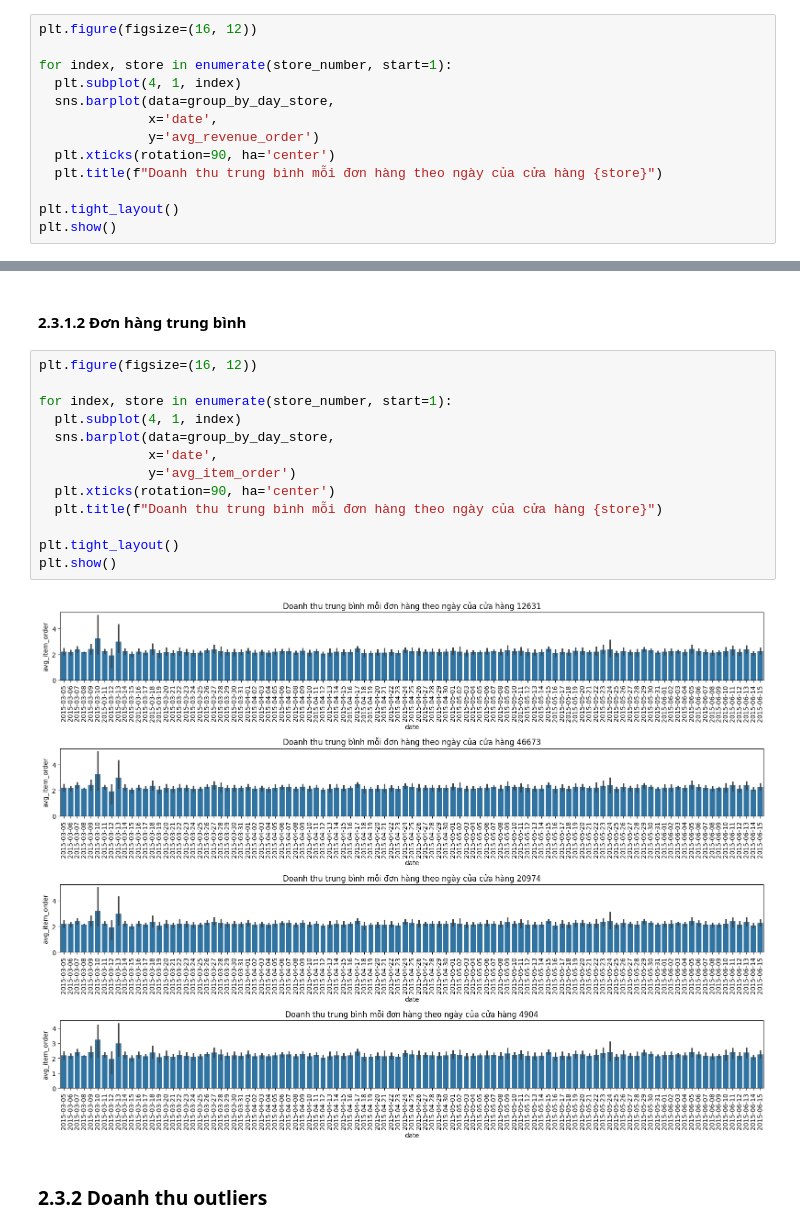
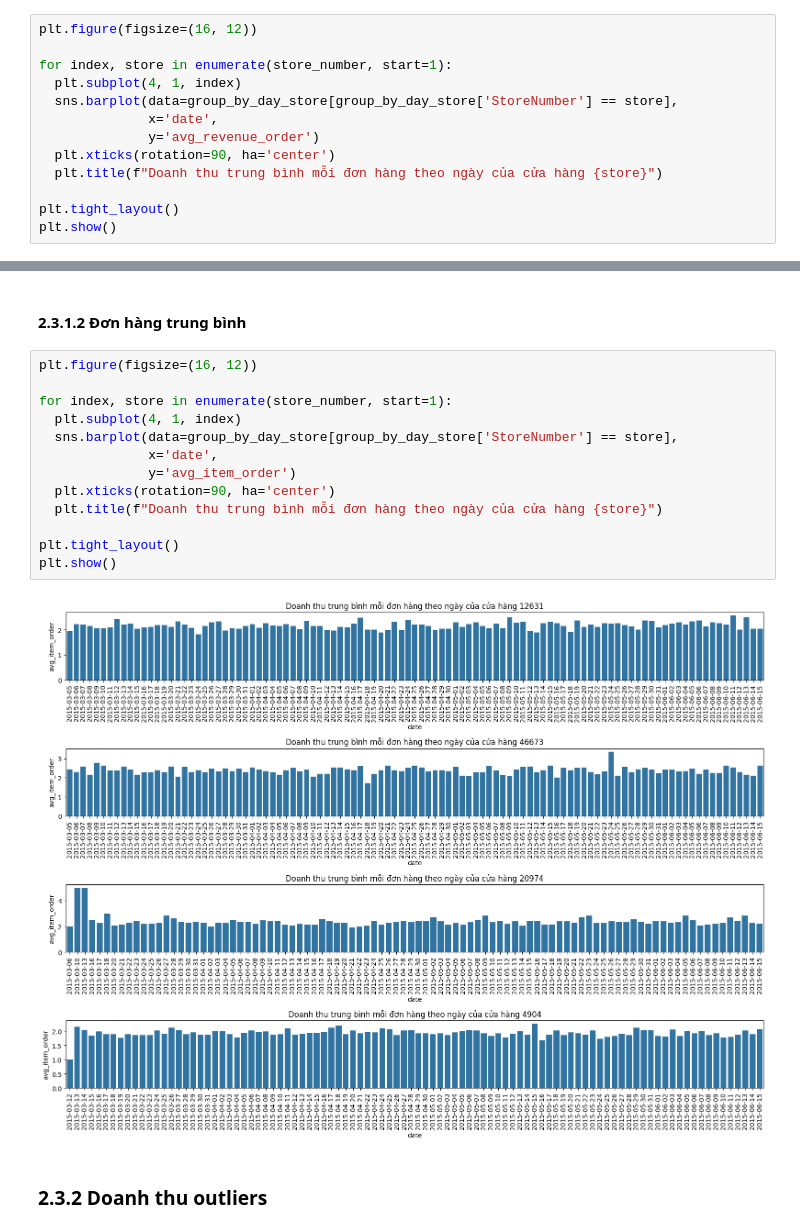
Before and after one commit to isharedigital/finalproject_data-science, a Jupyter notebook: notebooks/final/analysis/01_revenue_analysis.ipynb, the cells around one changed output, grey strips where cells are left out. Saved outputs shown, nothing was run; the diff lists cells and outputs as text.

```diff
--- a/notebooks/final/analysis/01_revenue_analysis.ipynb
+++ b/notebooks/final/analysis/01_revenue_analysis.ipynb
@@ -353,7 +353,7 @@ plt.figure(figsize=(16, 12))
 
 for index, store in enumerate(store_number, start=1):
   plt.subplot(4, 1, index)
-  sns.barplot(data=group_by_day_store,
+  sns.barplot(data=group_by_day_store[group_by_day_store['StoreNumber'] == store],
               x='date',
               y='avg_revenue_order')
   plt.xticks(rotation=90, ha='center')
@@ -368,18 +368,18 @@ plt.show()
 # %%
 plt.figure(figsize=(16, 12))
 
 for index, store in enumerate(store_number, start=1):
   plt.subplot(4, 1, index)
-  sns.barplot(data=group_by_day_store,
+  sns.barplot(data=group_by_day_store[group_by_day_store['StoreNumber'] == store],
               x='date',
               y='avg_item_order')
   plt.xticks(rotation=90, ha='center')
   plt.title(f"Doanh thu trung bình mỗi đơn hàng theo ngày của cửa hàng {store}")
 
 plt.tight_layout()
 plt.show()
 # %% [output]
-[figure, old version]
+[figure, new version]
 # %% [markdown]
 ### 2.3.2 Doanh thu outliers
 # %%
```
Also changed, not shown: parts of 11 cells of this notebook.
